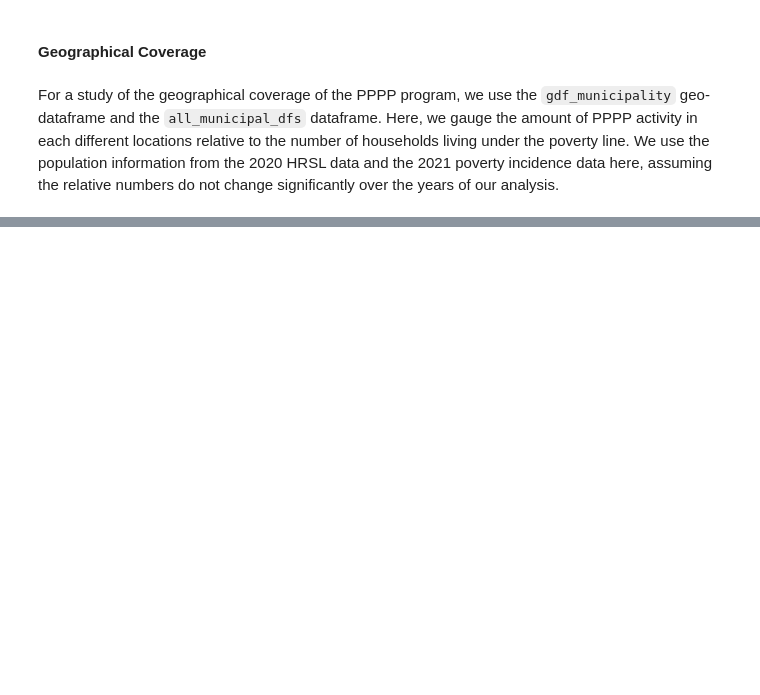
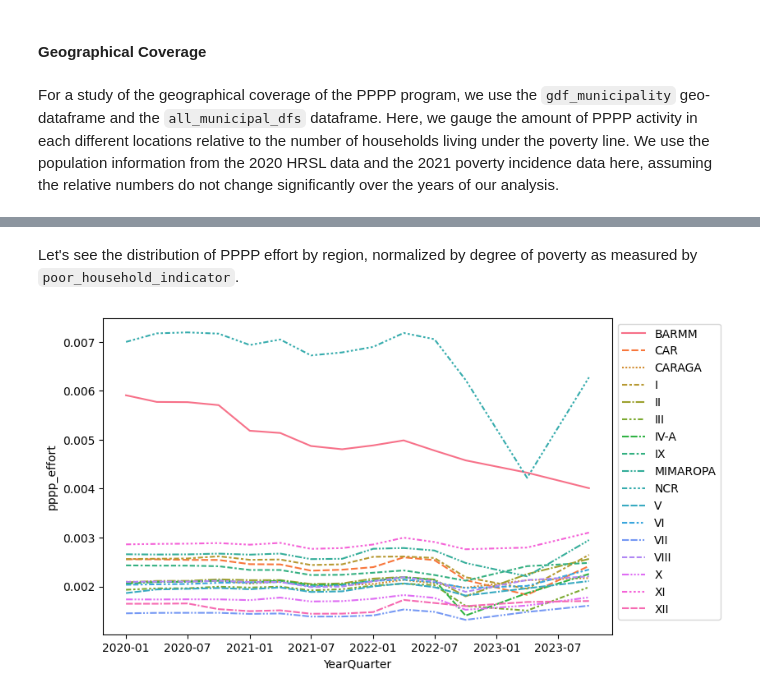
Before and after one commit to teofc111/poverty_mapping, a Jupyter notebook: pppp.ipynb, the cells around one changed output, grey strips where cells are left out. Drawn from its saved outputs; the diff is of its cells as text; code cells hidden in the pictures; blank space fills up the shorter version.

Commit message:
Completed pppp notebook on pppp assessment and data acquisition. Ready for clean up.

```diff
--- a/pppp.ipynb
+++ b/pppp.ipynb
@@ -4234,0 +4223,7 @@ df_poverty.loc[(df_poverty['municipality'] == 'Carmen') & (df_poverty['province'
+# %%
+# Insert missing data for NCR at correct location
+df_poverty = pd.concat([df_poverty.iloc[:15, :],
+                        df_poverty_NCR,                          # Insert missing NCR regions
+                        df_poverty.iloc[15:1177, :],
+                        df_poverty_isabela,                      # Insert missing City of Isabela province/municipality
+                        df_poverty.iloc[1177:, :]], axis=0)
@@ -4419,6 +4461,15 @@ for i,df in enumerate(all_municipal_dfs):
     col_names = df.columns
     col_names = [col_map[col] if col in col_map.keys() else col for col in col_names]
     all_municipal_dfs[i].columns = col_names
-# Combine dataframes
+
+# Combine PPPP dataframes
 df_municipality = pd.concat(all_municipal_dfs,axis=0)
 df_municipality['YearQuarter'] = pd.to_datetime(df_municipality['year'].astype(str) + 'Q' + df_municipality['quarter'].astype(str)) # Create datetime column
+
+# Calculate poor household proportion using 2021 poverty incidence estimate.
+gdf_municipality['poor_household_indicator'] = gdf_municipality['population']*gdf_municipality['PI_2021']
+
+# Combine PPPP df with geo df
+gdf_pppp = gdf_municipality.merge(df_municipality, on=['region','province','municipality'],how='inner')
+gdf_pppp = gdf_pppp[['region', 'province', 'municipality','grandtotal',
+                     'YearQuarter', 'geometry', 'poor_household_indicator']]
@@ -4659,0 +4514,10 @@ municipality_shape.loc[municipality_shape.province.str.lower().str.startswith('n
+# %% [markdown]
+Let's see the distribution of PPPP effort by region, normalized by degree of poverty as measured by `poor_household_indicator`.
+# %%
+df_pppp_reg = gdf_pppp[['region','grandtotal','poor_household_indicator','YearQuarter']].groupby(['region','YearQuarter']).sum()
+df_pppp_reg['pppp_effort'] = df_pppp_reg['grandtotal']/df_pppp_reg['poor_household_indicator']
+fig, ax = plt.subplots(1,1,figsize=(8,5))
+sns.lineplot(df_pppp_reg,x='YearQuarter',y='pppp_effort',hue='region',style='region',ax=ax)
+ax.legend(bbox_to_anchor=(1,1));
+# %% [output]
+[figure, added]
```
Also changed, not shown: parts of 26 cells of this notebook.
